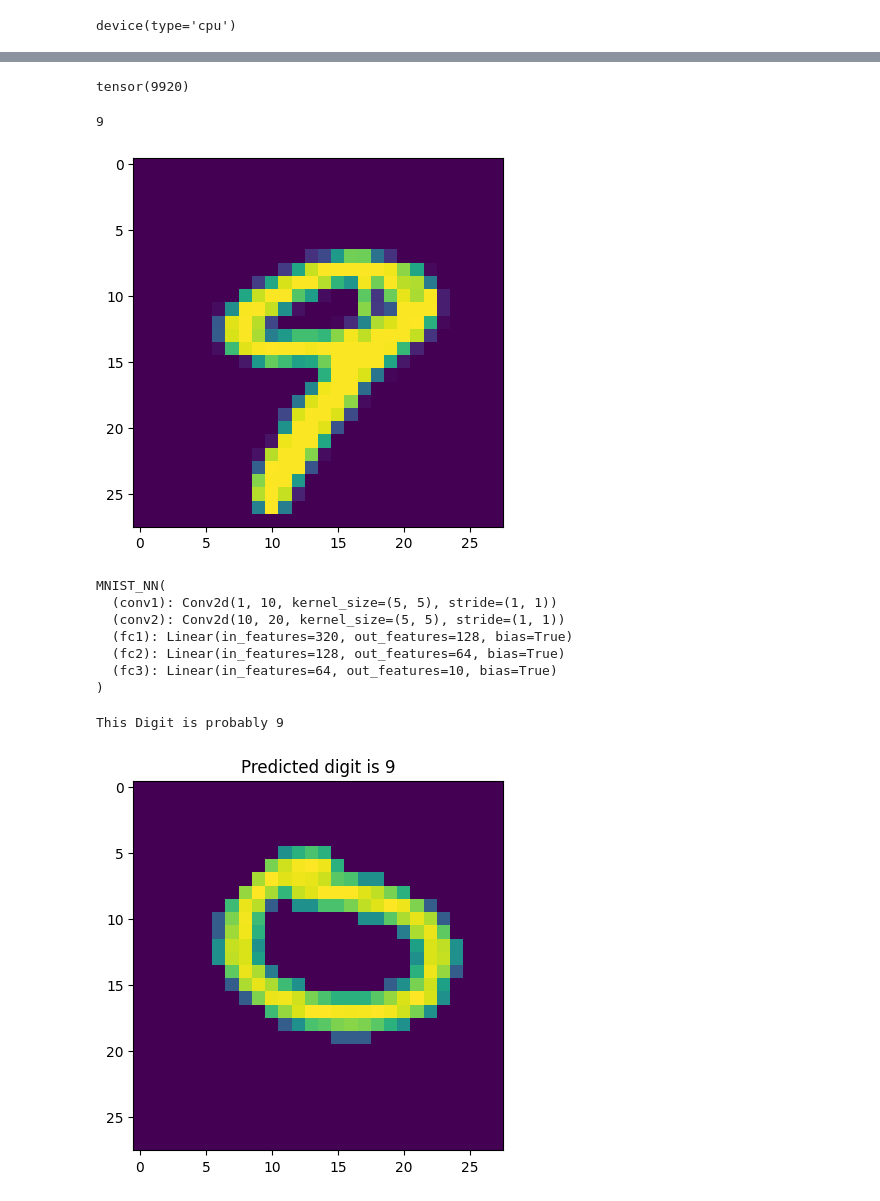
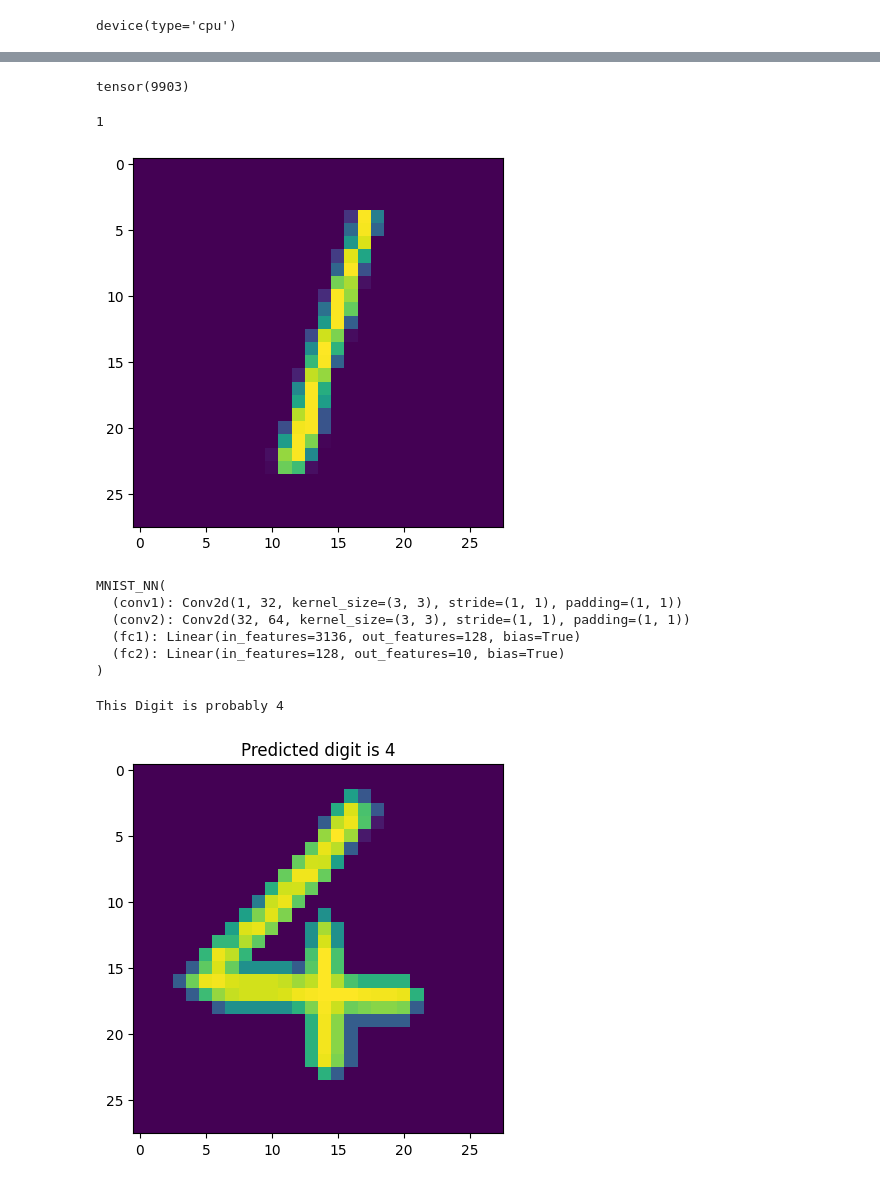
Before and after one commit to Frizz-0/MNIST_Cnn_Pytorch, a Jupyter notebook: Mnist_CNN.ipynb, the cells around one changed output, grey strips where cells are left out. Drawn from its saved outputs; the diff is of its cells as text; code cells hidden in the pictures.

Commit message:
Updated Conv2d parameters

```diff
--- a/Mnist_CNN.ipynb
+++ b/Mnist_CNN.ipynb
@@ -33,13 +33,12 @@ class MNIST_NN(nn.Module):
         super().__init__()
 
         #Convolutional Layers
-        self.conv1 = nn.Conv2d(1,10,5,1)
-        self.conv2 = nn.Conv2d(10,20,5,1)
+        self.conv1 = nn.Conv2d(1,32,3,1,1)
+        self.conv2 = nn.Conv2d(32,64,3,1,1)
 
         #Fully connected Layers
-        self.fc1 = nn.Linear(320, 128)
-        self.fc2 = nn.Linear(128 , 64)
-        self.fc3 = nn.Linear(64 , 10)
+        self.fc1 = nn.Linear(7*7*64, 128)
+        self.fc2 = nn.Linear(128, 10)
 
     def forward(self,x):
 
@@ -50,13 +49,12 @@ class MNIST_NN(nn.Module):
         x = F.relu(self.conv2(x))
         x = F.max_pool2d(x,2,2)
 
-        x = x.view(-1,320)
+        x = x.view(-1,7*7*64)
 
         #Fully connected Layers
 
         x = F.relu(self.fc1(x))
-        x = F.relu(self.fc2(x))
-        x = self.fc3(x)
+        x = self.fc2(x)
 
         return F.log_softmax(x,dim = 1)
 # %%
@@ -182,44 +193,43 @@ with torch.no_grad():
 # %%
 correct
 # %% [output]
-tensor(9920)
+tensor(9903)
 # %%
-td= test_dataset[9]
+td= test_dataset[2]
 plt.imshow(td[0].reshape(28,28))
 print(td[1])
 # %% [output]
-9
+1
-[figure, old version]
+[figure, new version]
 # %%
 model.eval()
 # %% [output]
 MNIST_NN(
-  (conv1): Conv2d(1, 10, kernel_size=(5, 5), stride=(1, 1))
-  (conv2): Conv2d(10, 20, kernel_size=(5, 5), stride=(1, 1))
-  (fc1): Linear(in_features=320, out_features=128, bias=True)
-  (fc2): Linear(in_features=128, out_features=64, bias=True)
-  (fc3): Linear(in_features=64, out_features=10, bias=True)
+  (conv1): Conv2d(1, 32, kernel_size=(3, 3), stride=(1, 1), padding=(1, 1))
+  (conv2): Conv2d(32, 64, kernel_size=(3, 3), stride=(1, 1), padding=(1, 1))
+  (fc1): Linear(in_features=3136, out_features=128, bias=True)
+  (fc2): Linear(in_features=128, out_features=10, bias=True)
 )
 # %%
 # img = cv2.imread(f'./Test/Digit{999}.jpg')[:,:,0]
 # img = np.invert(np.array([img]))
 
-img = cv2.imread(f'./Test/Digits/{3}.png')[:,:,0]
+img = cv2.imread(f'./Test/Digits/{4}.png')[:,:,0]
 img =(np.array([img]))
 
 img_tensor = torch.FloatTensor(img).unsqueeze(0)
 
 with torch.no_grad():
 
     model.eval()
 
     prediction = model(img_tensor)
 
 print(f"This Digit is probably {prediction.argmax()}")
 
 plt.imshow(img[0])
 plt.title(f'Predicted digit is {prediction.argmax()}')
 plt.show()
 # %% [output]
-This Digit is probably 9
+This Digit is probably 4
-[figure, old version]
+[figure, new version]
```
Also changed, not shown: parts of 4 cells of this notebook, 5 other files.
